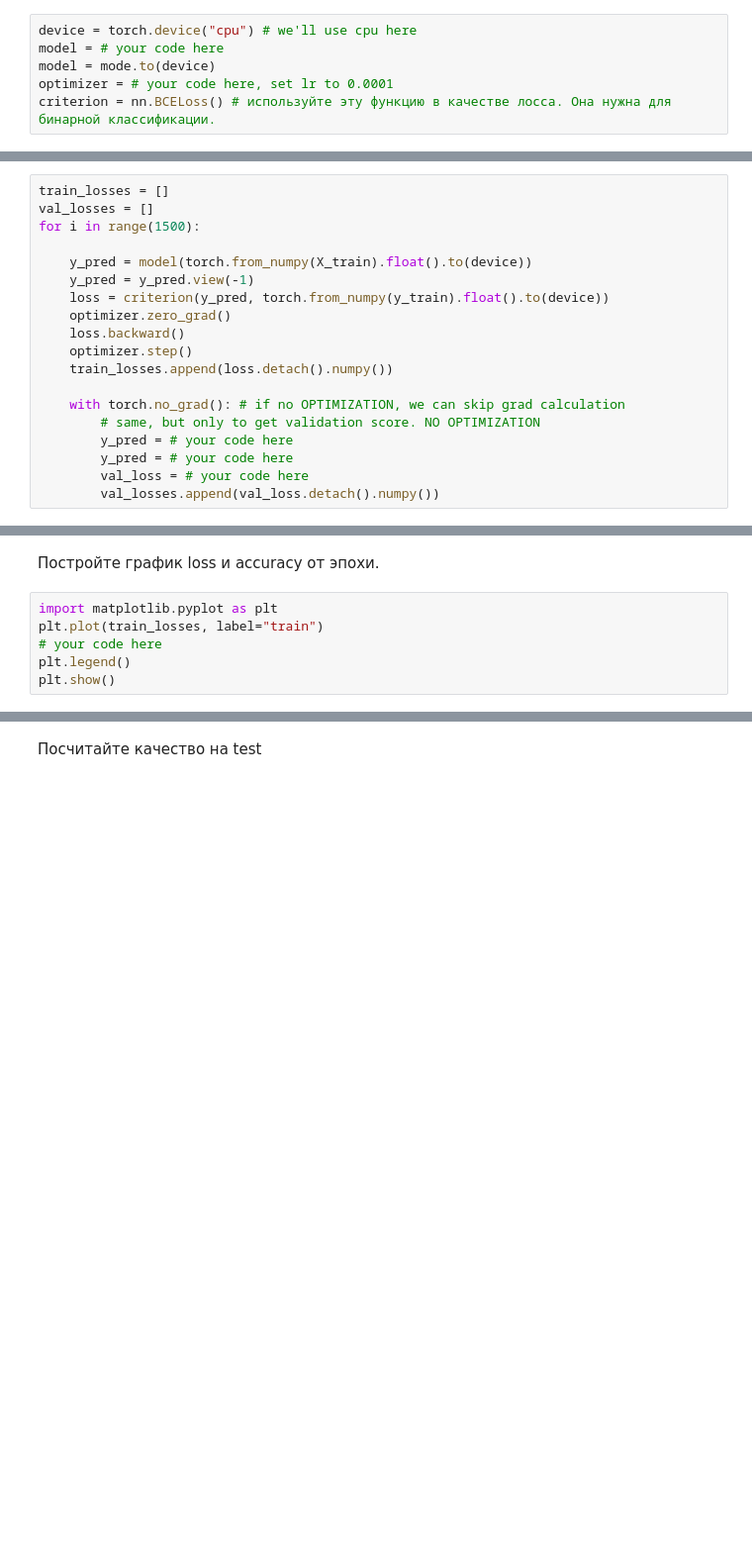
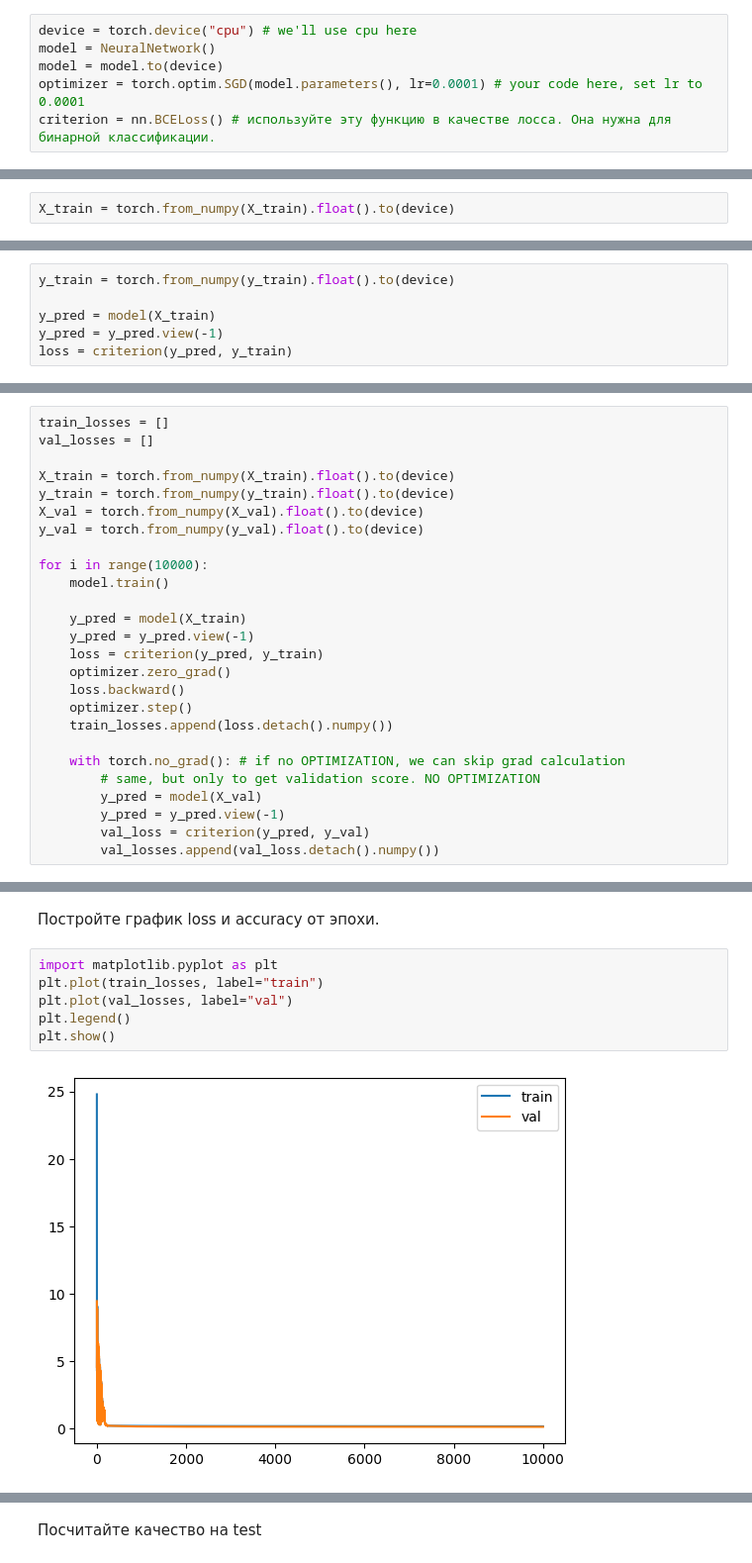
Before and after one commit to Existanze54/sirius-neural-networks-2024, a Jupyter notebook: Practices/02S_Introduction_NNs.ipynb, the cells around one changed output, grey strips where cells are left out. Shown at 99% size. Cells and saved outputs as stored; diff of their text form; blank space fills up the shorter version.

```diff
--- a/Practices/02S_Introduction_NNs.ipynb
+++ b/Practices/02S_Introduction_NNs.ipynb
@@ -50,9 +97,11 @@ class NeuralNetwork(nn.Module):
 Задайте модель, критерий и оптимизатор
 # %%
 device = torch.device("cpu") # we'll use cpu here
-model = # your code here
-model = mode.to(device)
-optimizer = # your code here, set lr to 0.0001
+model = NeuralNetwork()
+model = model.to(device)
+optimizer = torch.optim.SGD(model.parameters(), lr=0.0001) # your code here, set lr to 0.0001
 criterion = nn.BCELoss() # используйте эту функцию в качестве лосса. Она нужна для бинарной классификации.
 # %% [markdown]
 Основной цикл обучения. В модель можно подавать сразу весь датасет
+# %%
+X_train = torch.from_numpy(X_train).float().to(device)
@@ -58,0 +134,6 @@ criterion = nn.BCELoss() # используйте эту функцию в ка
+# %%
+y_train = torch.from_numpy(y_train).float().to(device)
+
+y_pred = model(X_train)
+y_pred = y_pred.view(-1)
+loss = criterion(y_pred, y_train)
@@ -59,11 +148,18 @@ criterion = nn.BCELoss() # используйте эту функцию в ка
 # %%
 train_losses = []
 val_losses = []
-for i in range(1500):
 
-    y_pred = model(torch.from_numpy(X_train).float().to(device))
+X_train = torch.from_numpy(X_train).float().to(device)
+y_train = torch.from_numpy(y_train).float().to(device)
+X_val = torch.from_numpy(X_val).float().to(device)
+y_val = torch.from_numpy(y_val).float().to(device)
+
+for i in range(10000):
+    model.train()
+
+    y_pred = model(X_train)
     y_pred = y_pred.view(-1)
-    loss = criterion(y_pred, torch.from_numpy(y_train).float().to(device))
+    loss = criterion(y_pred, y_train)
     optimizer.zero_grad()
     loss.backward()
     optimizer.step()
@@ -71,7 +167,7 @@ for i in range(1500):
 
     with torch.no_grad(): # if no OPTIMIZATION, we can skip grad calculation
         # same, but only to get validation score. NO OPTIMIZATION
-        y_pred = # your code here
-        y_pred = # your code here
-        val_loss = # your code here
+        y_pred = model(X_val)
+        y_pred = y_pred.view(-1)
+        val_loss = criterion(y_pred, y_val)
         val_losses.append(val_loss.detach().numpy())
@@ -80,6 +178,8 @@ for i in range(1500):
 # %%
 import matplotlib.pyplot as plt
 plt.plot(train_losses, label="train")
-# your code here
+plt.plot(val_losses, label="val")
 plt.legend()
 plt.show()
+# %% [output]
+[figure, added]
```
Also changed, not shown: parts of 38 cells of this notebook.
